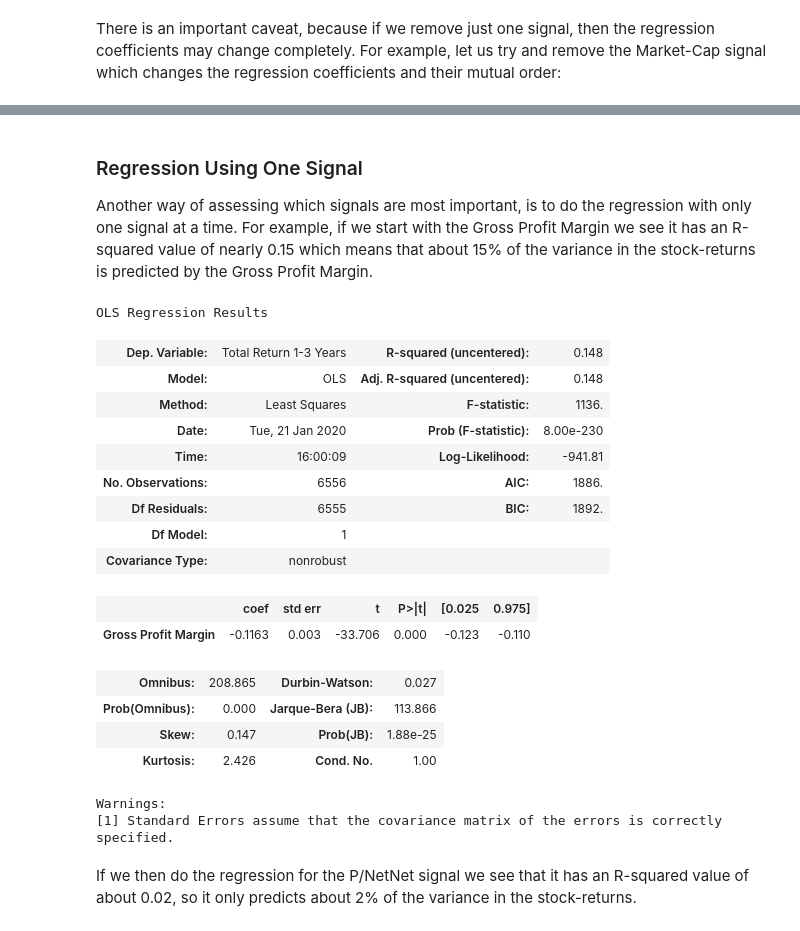
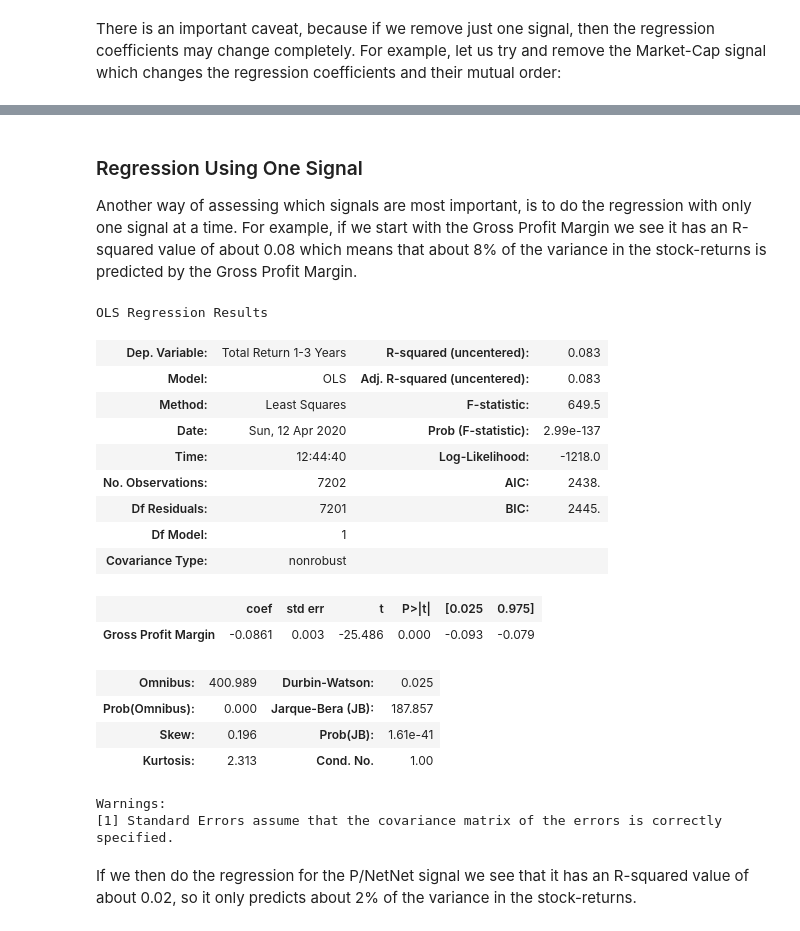
Before and after one commit to SimFin/simfin-tutorials, a Jupyter notebook: 08_Statistical_Analysis.ipynb, the cells around one changed output, grey strips where cells are left out. Cells and saved outputs as stored; diff of their text form; code cells hidden in the pictures.

```diff
--- a/08_Statistical_Analysis.ipynb
+++ b/08_Statistical_Analysis.ipynb
@@ -516,3 +478,0 @@ So let us remove the P/NCAV, P/Book, P/Sales, ROA, and Earnings Yield from the s
-# %%
-columns = [P_NCAV, P_BOOK, P_SALES, ROA, EARNINGS_YIELD]
-df_sig_rets = df_sig_rets.drop(columns=columns)
@@ -731,32 +682,32 @@ dtype: float64
 # %% [markdown]
 ### Regression Using One Signal
 
-Another way of assessing which signals are most important, is to do the regression with only one signal at a time. For example, if we start with the Gross Profit Margin we see it has an R-squared value of nearly 0.15 which means that about 15% of the variance in the stock-returns is predicted by the Gross Profit Margin.
+Another way of assessing which signals are most important, is to do the regression with only one signal at a time. For example, if we start with the Gross Profit Margin we see it has an R-squared value of about 0.08 which means that about 8% of the variance in the stock-returns is predicted by the Gross Profit Margin.
 # %%
 # Select the relevant data.
 columns = [GROSS_PROFIT_MARGIN, TOTAL_RETURN_1_3Y]
-df_sig_rets4 = df_sig_rets[columns]
+df = df_sig_rets[columns]
 
 # Perform the Linear Regression and show the results.
-model4 = regression(df=df_sig_rets4, use_constant=False)
+model4 = regression(df=df, use_constant=False)
 model4.summary()
 # %% [output]
 OLS Regression Results
-| Dep. Variable: | Total Return 1-3 Years | R-squared (uncentered): | 0.148 |
-| Model: | OLS | Adj. R-squared (uncentered): | 0.148 |
-| Method: | Least Squares | F-statistic: | 1136. |
-| Date: | Tue, 21 Jan 2020 | Prob (F-statistic): | 8.00e-230 |
-| Time: | 16:00:09 | Log-Likelihood: | -941.81 |
-| No. Observations: | 6556 | AIC: | 1886. |
-| Df Residuals: | 6555 | BIC: | 1892. |
+| Dep. Variable: | Total Return 1-3 Years | R-squared (uncentered): | 0.083 |
+| Model: | OLS | Adj. R-squared (uncentered): | 0.083 |
+| Method: | Least Squares | F-statistic: | 649.5 |
+| Date: | Sun, 12 Apr 2020 | Prob (F-statistic): | 2.99e-137 |
+| Time: | 12:44:40 | Log-Likelihood: | -1218.0 |
+| No. Observations: | 7202 | AIC: | 2438. |
+| Df Residuals: | 7201 | BIC: | 2445. |
 | Df Model: | 1 |  |  |
 | Covariance Type: | nonrobust |  |  |
 |  | coef | std err | t | P>|t| | [0.025 | 0.975] |
-| Gross Profit Margin | -0.1163 | 0.003 | -33.706 | 0.000 | -0.123 | -0.110 |
+| Gross Profit Margin | -0.0861 | 0.003 | -25.486 | 0.000 | -0.093 | -0.079 |
-| Omnibus: | 208.865 | Durbin-Watson: | 0.027 |
-| Prob(Omnibus): | 0.000 | Jarque-Bera (JB): | 113.866 |
-| Skew: | 0.147 | Prob(JB): | 1.88e-25 |
-| Kurtosis: | 2.426 | Cond. No. | 1.00 |
+| Omnibus: | 400.989 | Durbin-Watson: | 0.025 |
+| Prob(Omnibus): | 0.000 | Jarque-Bera (JB): | 187.857 |
+| Skew: | 0.196 | Prob(JB): | 1.61e-41 |
+| Kurtosis: | 2.313 | Cond. No. | 1.00 |
 Warnings:
 [1] Standard Errors assume that the covariance matrix of the errors is correctly specified.
 # %% [markdown]
```
Also changed, not shown: parts of 53 cells of this notebook.
